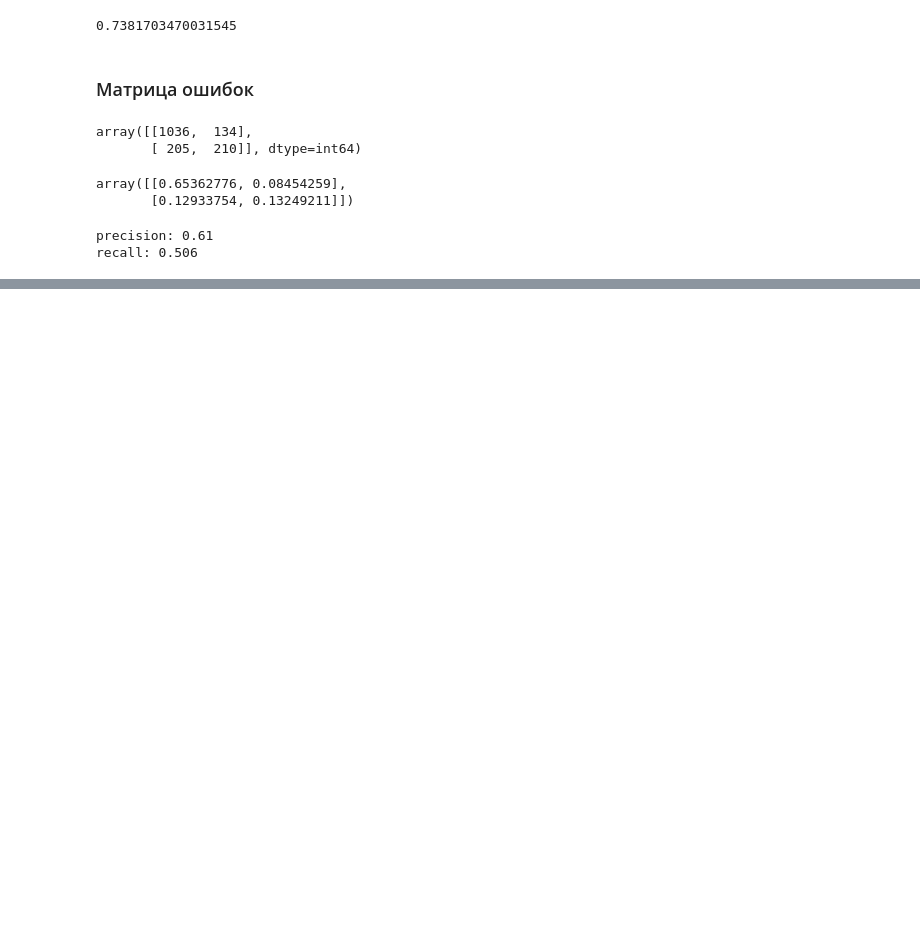
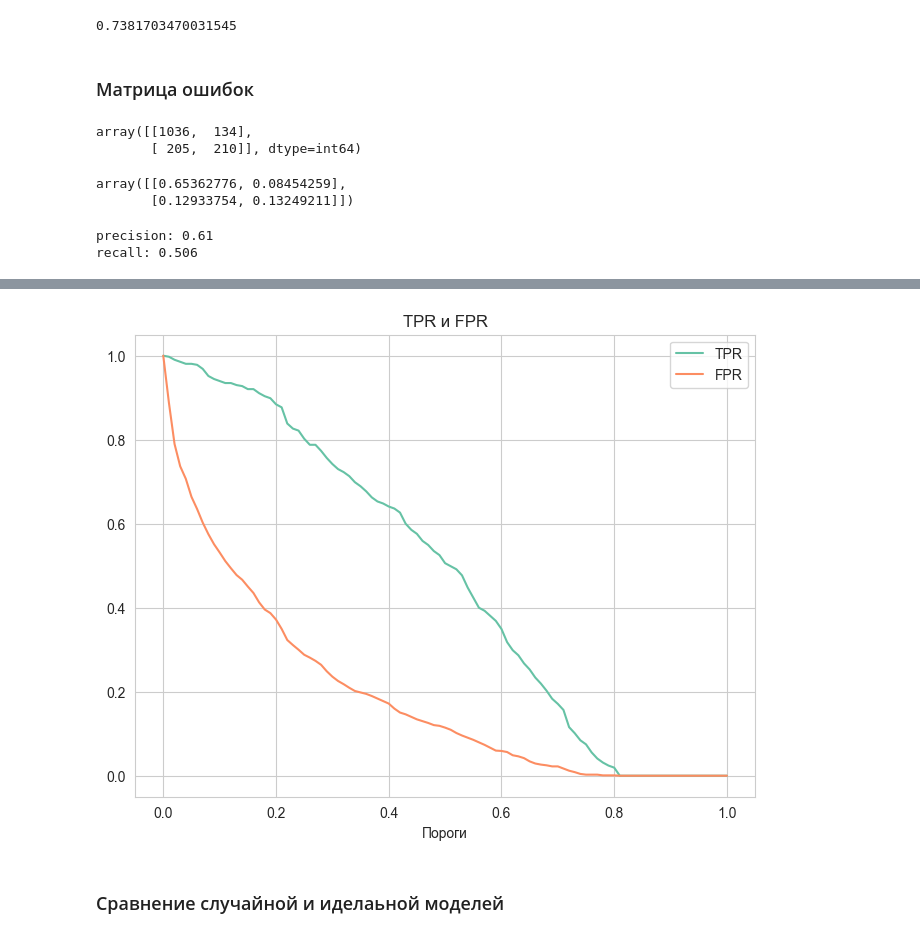
Before and after one commit to GridasovSasha/ML_classification_customer_churn, a Jupyter notebook: main.ipynb, the cells around one changed output, grey strips where cells are left out. Cells and saved outputs as stored; diff of their text form; code cells hidden in the pictures; blank space fills up the shorter version.

```diff
--- a/main.ipynb
+++ b/main.ipynb
@@ -641,0 +655,15 @@ recall: 0.506
+# %%
+scores = []
+
+thresholds = np.linspace(0, 1, 101)
+
+for t in thresholds:
+    tp = ((y_pred_val>= t) & (y_val == 1)).sum()
+    fp = ((y_pred_val >= t) & (y_val == 0)).sum()
+    fn = ((y_pred_val < t) & (y_val == 1)).sum()
+    tn = ((y_pred_val < t) & (y_val == 0)).sum()
+    scores.append((t, tp, fp, fn, tn))
+# %%
+df_scores = pd.DataFrame(scores)
+df_scores.columns = ['thresholds', 'tp', 'fp', 'fn', 'tn']
+df_scores[::10]
@@ -641,0 +683,4 @@ recall: 0.506
+# %%
+df_scores['tpr'] = df_scores['tp']/(df_scores['tp'] + df_scores['fn'])
+df_scores['fpr'] = df_scores['fp']/(df_scores['fp'] + df_scores['tn'])
+df_scores[::10]
@@ -641,0 +700,12 @@ recall: 0.506
+# %%
+fig, ax = plt.subplots(figsize = (8,6))
+plt.plot(df_scores['thresholds'], df_scores['tpr'], label='TPR')
+plt.plot(df_scores['thresholds'], df_scores['fpr'], label='FPR')
+plt.title('TPR и FPR')
+plt.xlabel('Пороги')
+plt.legend()
+plt.show()
+# %% [output]
+[figure, added]
+# %% [markdown]
+### Сравнение случайной и иделаьной моделей
```
Also changed, not shown: parts of 7 cells of this notebook.
